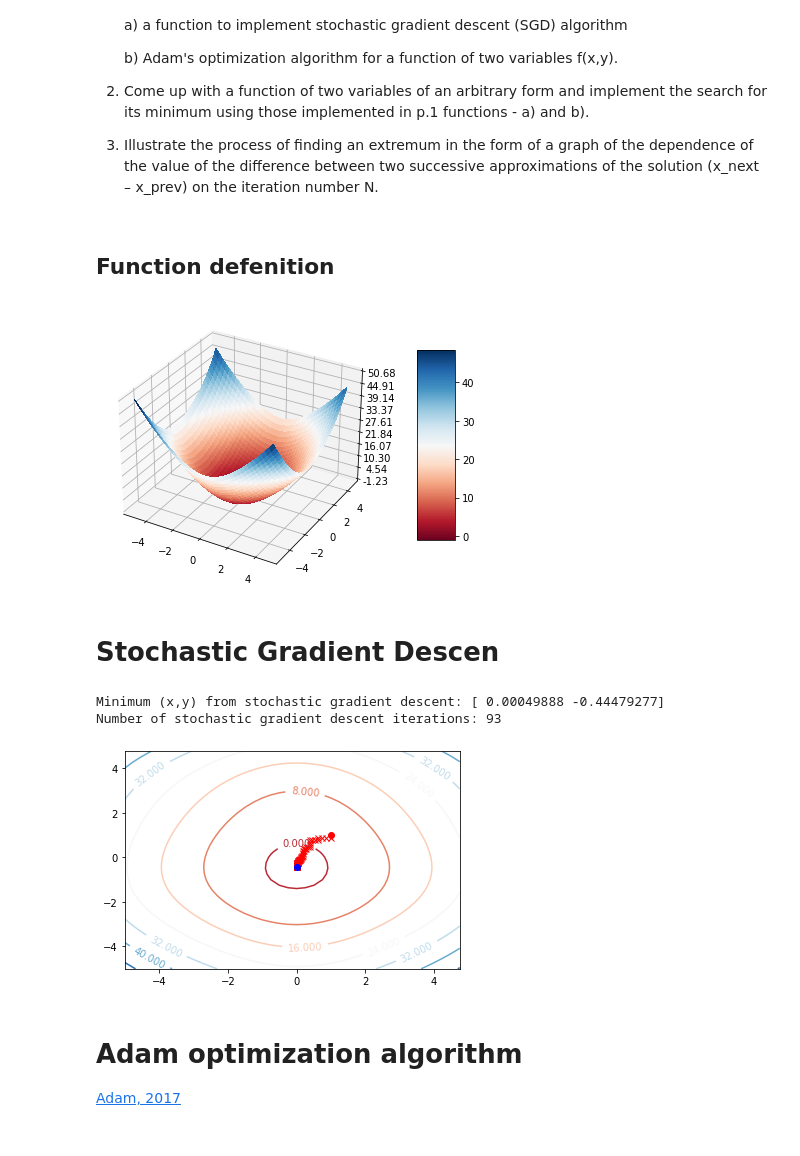
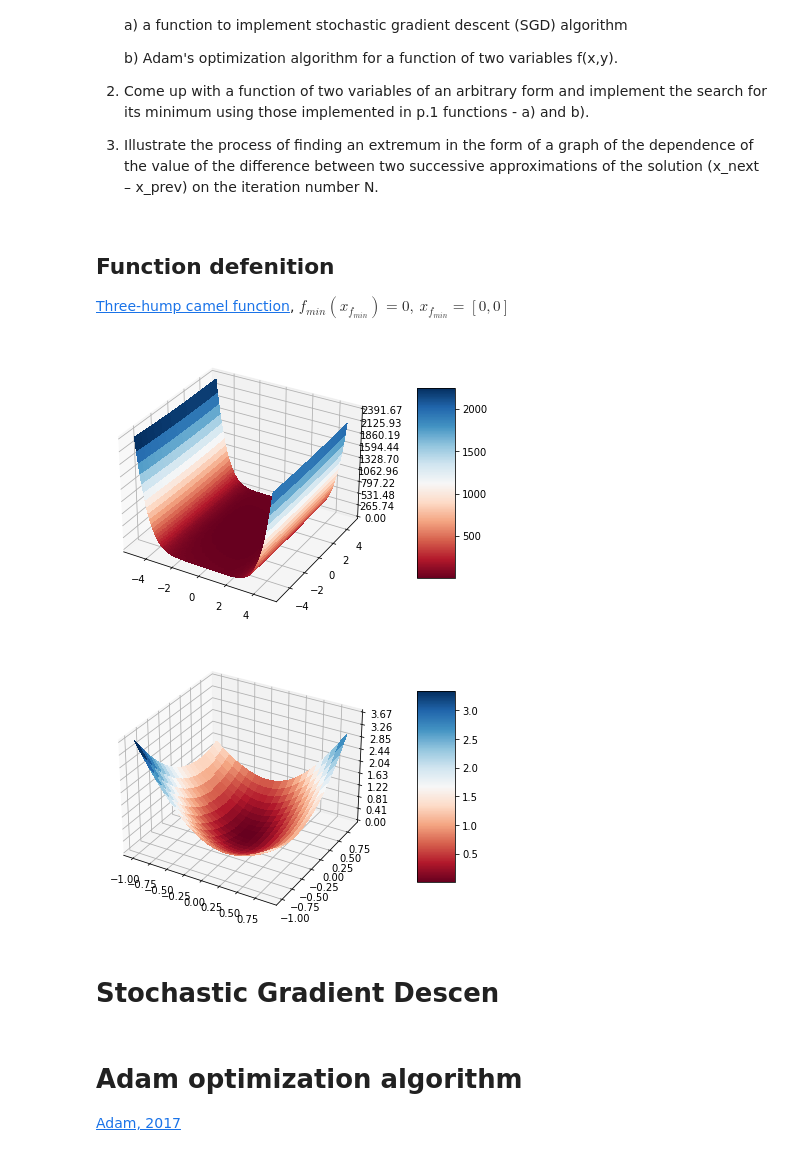
Before and after one commit to RamiNaim/itmo-machine-learning-course, a Jupyter notebook: lab2/lab2.ipynb, the cells around one changed output. Drawn from its saved outputs; the diff is of its cells as text; code cells hidden in the pictures.

```diff
--- a/lab2/lab2.ipynb
+++ b/lab2/lab2.ipynb
@@ -28,38 +28,49 @@ def contour_plot(x_seq,y_seq, x1):
 
     plt.plot(x_seq[-1],y_seq[-1],'bo')
     plt.show()
-# %% [markdown]
-## Function defenition
+# %% [markdown]
+## Function defenition
+
+[Three-hump camel function](https://www.sfu.ca/~ssurjano/camel3.html), $f_{min} (x_{f_{min}}) = 0, ~x_{f_{min}} = [0, 0]$
 # %%
 def f(x, y):
-    return x**2 - np.cos(x) + y**2 + np.sin(y)
+    return 2*x**2 - 0.5*x**4 + x**6/6 + x*y + y**2
 
 def dx(x, y):
-    return np.array([2*x + np.sin(x), 0])
+    return np.array([4*x - 2*x**3 + x**5 + y, 0])
 
 def dy(x, y):
-    return np.array([0, 2*y + np.cos(y)])
+    return np.array([0, x + 2*y])
 
 def grad(x, y):
     return dx(x,y) + dy(x,y)
 
-#plot function
-x = np.arange(-5, 5, 0.25)
-y = np.arange(-5, 5, 0.25)
+def plot_f(f, range_=[-5, 5, 0.1]):
+    x = np.arange(*range_)
+    y = np.arange(*range_)
+    X, Y = np.meshgrid(x, y)
+    Z = f(X,Y)
+
+    fig = plt.figure(1, figsize = (15, 5))
+    ax = fig.gca(projection='3d')
+    surf = ax.plot_surface(X, Y, Z, rstride=1, cstride=1,
+                          cmap=cm.RdBu,linewidth=0, antialiased=False)
+
+    ax.zaxis.set_major_locator(LinearLocator(10))
+    ax.zaxis.set_major_formatter(FormatStrFormatter('%.02f'))
+    fig.colorbar(surf, shrink = 0.7, aspect=5)
+    plt.show()
+
+plot_f(f)
+plot_f(f, [-1, 1, 0.1])
+
+x = np.arange(-5, 5, 0.1)
+y = np.arange(-5, 5, 0.1)
 X, Y = np.meshgrid(x, y)
 Z = f(X,Y)
-
-fig = plt.figure(1, figsize = (15, 5))
-ax = fig.gca(projection='3d')
-surf = ax.plot_surface(X, Y, Z, rstride=1, cstride=1,
-                      cmap=cm.RdBu,linewidth=0, antialiased=False)
-
-ax.zaxis.set_major_locator(LinearLocator(10))
-ax.zaxis.set_major_formatter(FormatStrFormatter('%.02f'))
-fig.colorbar(surf, shrink = 0.7, aspect=5)
-plt.show()
 # %% [output]
-[figure, old version]
+[figure, new version]
+[figure, added]
 # %% [markdown]
 # Stochastic Gradient Descen
 # %%
@@ -93,12 +101,3 @@ sdg_res = sgd(stochastic_gradient, init_x, 0.05)
-# %%
-print('Minimum (x,y) from stochastic gradient descent: %s' %sdg_res[0])
-print('Number of stochastic gradient descent iterations: %s' %sdg_res[1])
-
-contour_plot(sdg_res[2], sdg_res[3], init_x)
-# %% [output]
-Minimum (x,y) from stochastic gradient descent: [ 0.00049888 -0.44479277]
-Number of stochastic gradient descent iterations: 93
-[figure, removed]
 # %% [markdown]
 # Adam optimization algorithm
 [Adam, 2017](https://arxiv.org/pdf/1412.6980.pdf)
```
Also changed, not shown: parts of 15 cells of this notebook, 4 other files.
